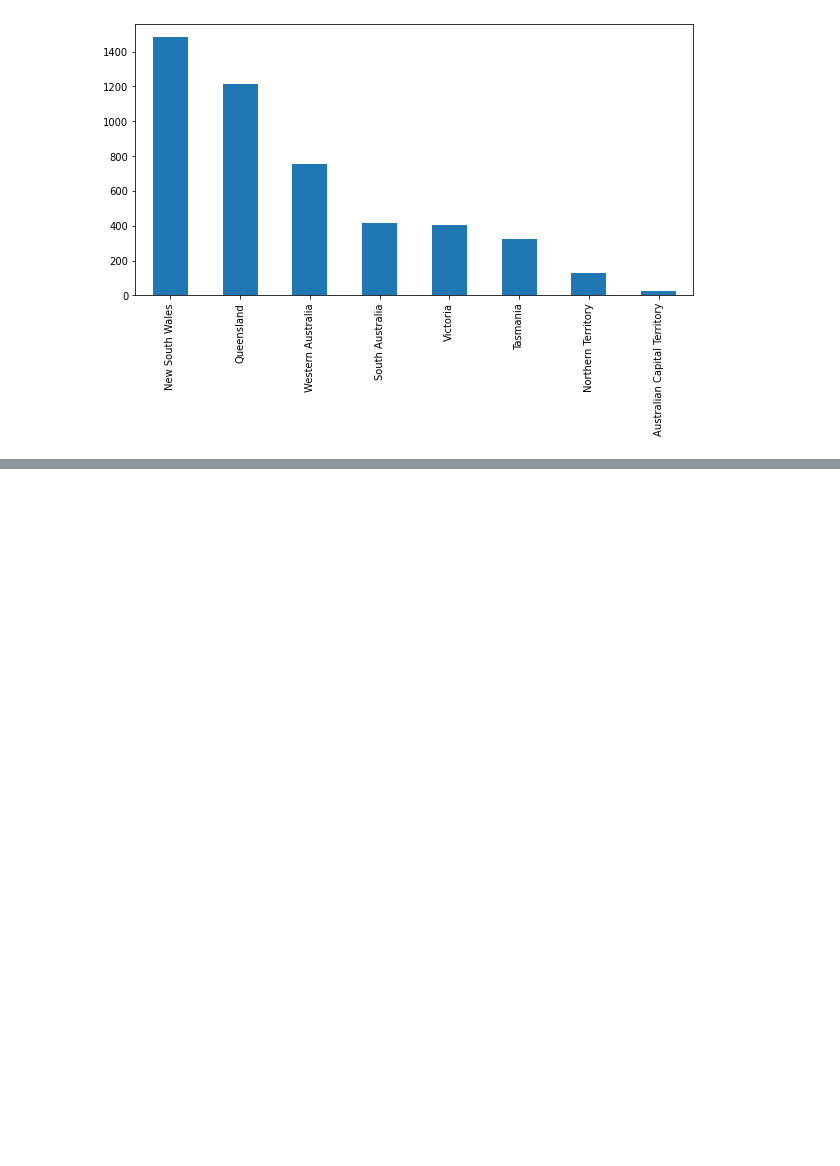
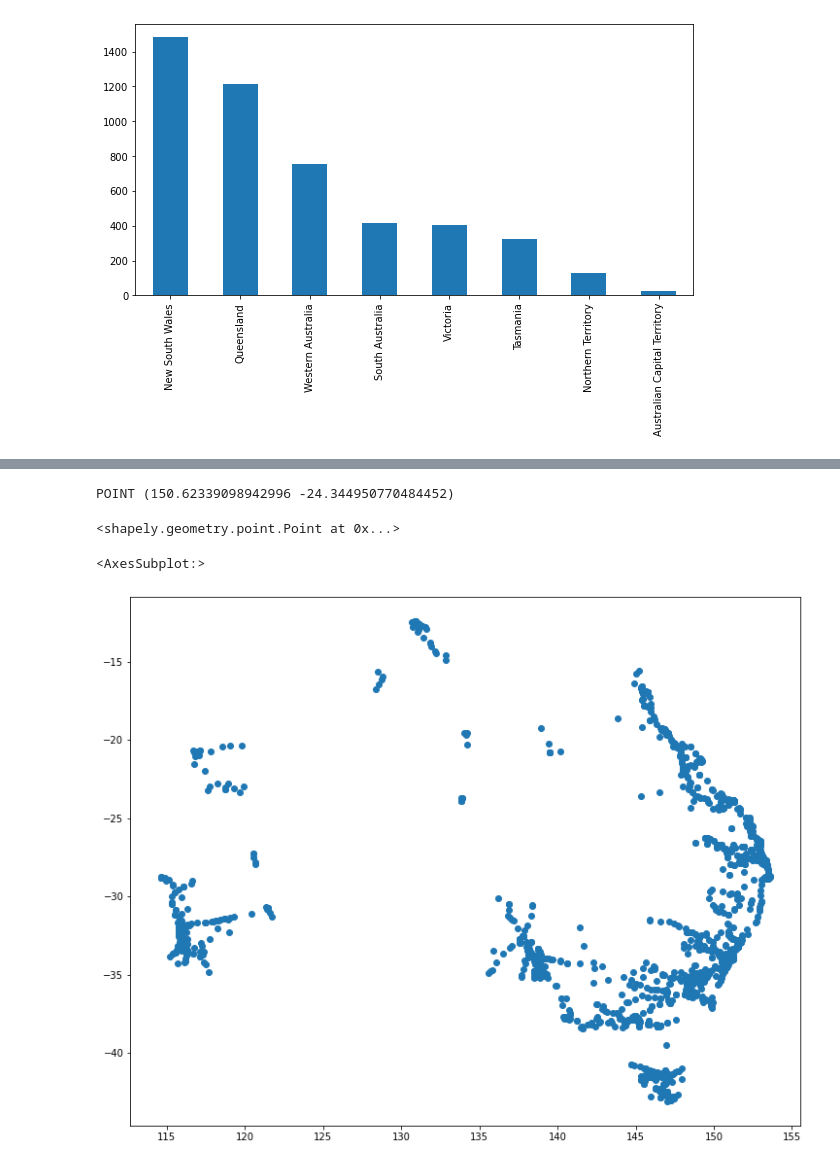
Before and after one commit to EvJ-5903/me, a Jupyter notebook: set5/Data Collection.ipynb, the cells around one changed output, grey strips where cells are left out. Saved outputs shown, nothing was run; the diff lists cells and outputs as text; code cells hidden in the pictures; blank space fills up the shorter version.

```diff
--- a/set5/Data Collection.ipynb
+++ b/set5/Data Collection.ipynb
@@ -108,0 +169,7 @@ transmissionlines_data["STATE"].value_counts().plot(kind="bar")
+# %%
+def add_centroid(row):
+    return row.geometry.centroid
+
+burbs["centroid"] = burbs.apply(add_centroid, axis=1)
+
+burbs.sample(2)
@@ -108,0 +180,12 @@ transmissionlines_data["STATE"].value_counts().plot(kind="bar")
+# %%
+a = burbs.iloc[0]
+print(a.centroid)
+a.centroid
+# %% [output]
+POINT (150.62339098942996 -24.344950770484452)
+<shapely.geometry.point.Point at 0x...>
+# %%
+burbs.centroid.plot()
+# %% [output]
+<AxesSubplot:>
+[figure, added]
```
Also changed, not shown: parts of 17 cells of this notebook, 13 other files.
